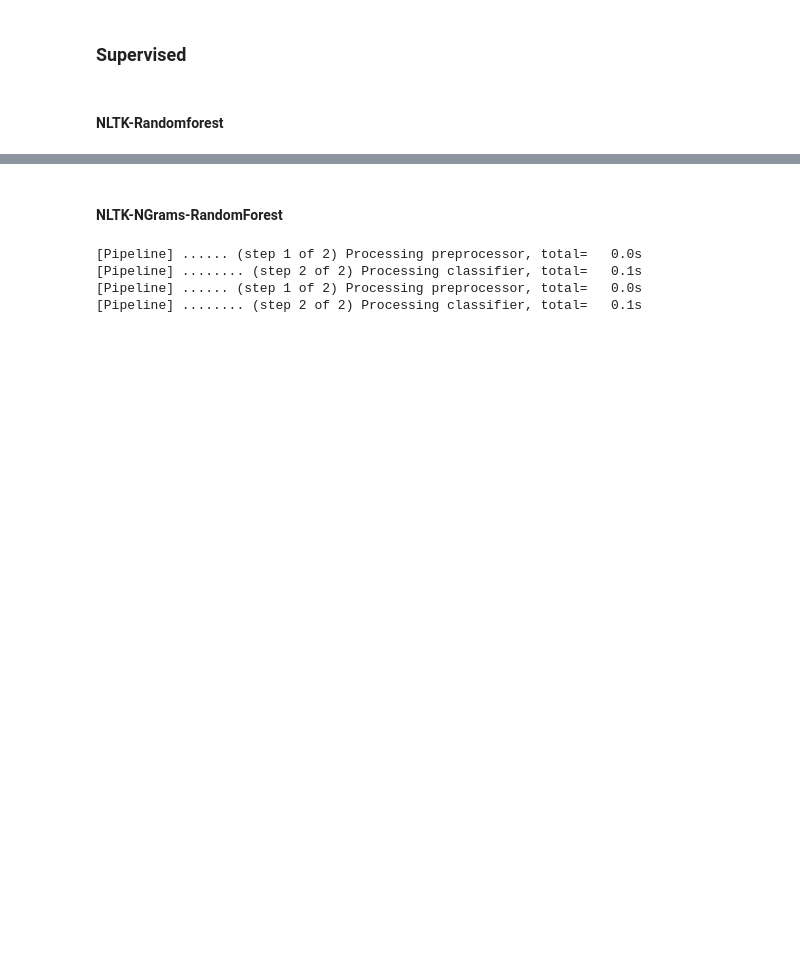
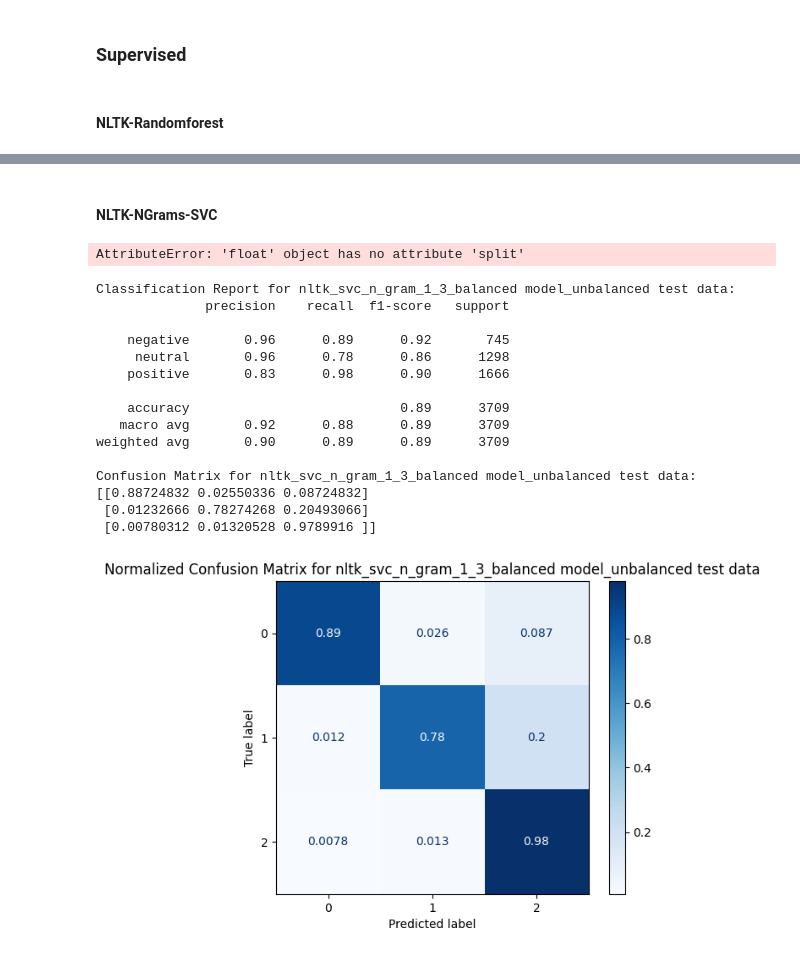
Before and after one commit to NiklasSeitherDHBW/NLP-CrowdFlow, a Jupyter notebook: src/models.ipynb, the cells around one changed output, grey strips where cells are left out. Saved outputs shown, nothing was run; the diff lists cells and outputs as text; code cells hidden in the pictures; blank space fills up the shorter version.

```diff
--- a/src/models.ipynb
+++ b/src/models.ipynb
@@ -8,5 +8,5 @@ from sklearn.pipeline import Pipeline
 from utils import config, utils
 # %%
 # Define the target and features
-TARGET = "sentiment"
-FEATURES = ["text", "title"]
+TARGET = "label"
+FEATURES = ["text",]
@@ -252 +140,47 @@ Confusion Matrix for nltk_rf_balanced model_unbalanced test data:
+# %% [markdown]
+#### NLTK-NGrams-SVC
+# %%
+from sklearn.svm import SVC
+nltk_svc_ngram_1_3_model = utils.CustomPipeline(
+    df_tweets,
+    FEATURES,
+    TARGET,
+    steps=[
+        ("preprocessor", ColumnTransformer(
+             transformers=[
+                (f'nltk_{feature}', Pipeline([
+                ('compound_splitter', utils.CompoundWordSplitter()),
+                ('tokenizer', utils.NLTKTokenizer()),
+                ('tfidf', (TfidfVectorizer(ngram_range=(1, 3)))),
+            ]), feature) for feature in FEATURES]
+        )),
+        ("classifier", SVC(random_state=config.RANDOM_STATE))
+    ],
+    model_name="nltk_svc_n_gram_1_3"
+)
+# %%
+nltk_svc_ngram_1_3_model.fit(True)
+nltk_svc_ngram_1_3_model.fit(False)
+# %% [output]
+AttributeError: 'float' object has no attribute 'split'
+# %%
+# nltk_rf_ngram_1_3_model.evaluate(False, False)
+nltk_svc_ngram_1_3_model.evaluate(True, False)
+# %% [output]
+Classification Report for nltk_svc_n_gram_1_3_balanced model_unbalanced test data:
+              precision    recall  f1-score   support
+
+    negative       0.96      0.89      0.92       745
+     neutral       0.96      0.78      0.86      1298
+    positive       0.83      0.98      0.90      1666
+
+    accuracy                           0.89      3709
+   macro avg       0.92      0.88      0.89      3709
+weighted avg       0.90      0.89      0.89      3709
+
+Confusion Matrix for nltk_svc_n_gram_1_3_balanced model_unbalanced test data:
+[[0.88724832 0.02550336 0.08724832]
+ [0.01232666 0.78274268 0.20493066]
+ [0.00780312 0.01320528 0.9789916 ]]
+[figure, added]
 # %%
@@ -254,2 +187,0 @@ nltk_rf_model.dump("../res/models")
-# %% [markdown]
-#### NLTK-NGrams-RandomForest
@@ -274,8 +187,0 @@ nltk_rf_ngram_1_3_model = utils.CustomPipeline(
-# %%
-nltk_rf_ngram_1_3_model.fit(True)
-nltk_rf_ngram_1_3_model.fit(False)
-# %% [output]
-[Pipeline] ...... (step 1 of 2) Processing preprocessor, total=   0.0s
-[Pipeline] ........ (step 2 of 2) Processing classifier, total=   0.1s
-[Pipeline] ...... (step 1 of 2) Processing preprocessor, total=   0.0s
-[Pipeline] ........ (step 2 of 2) Processing classifier, total=   0.1s
```
Also changed, not shown: parts of 23 cells of this notebook, 8 other files.
